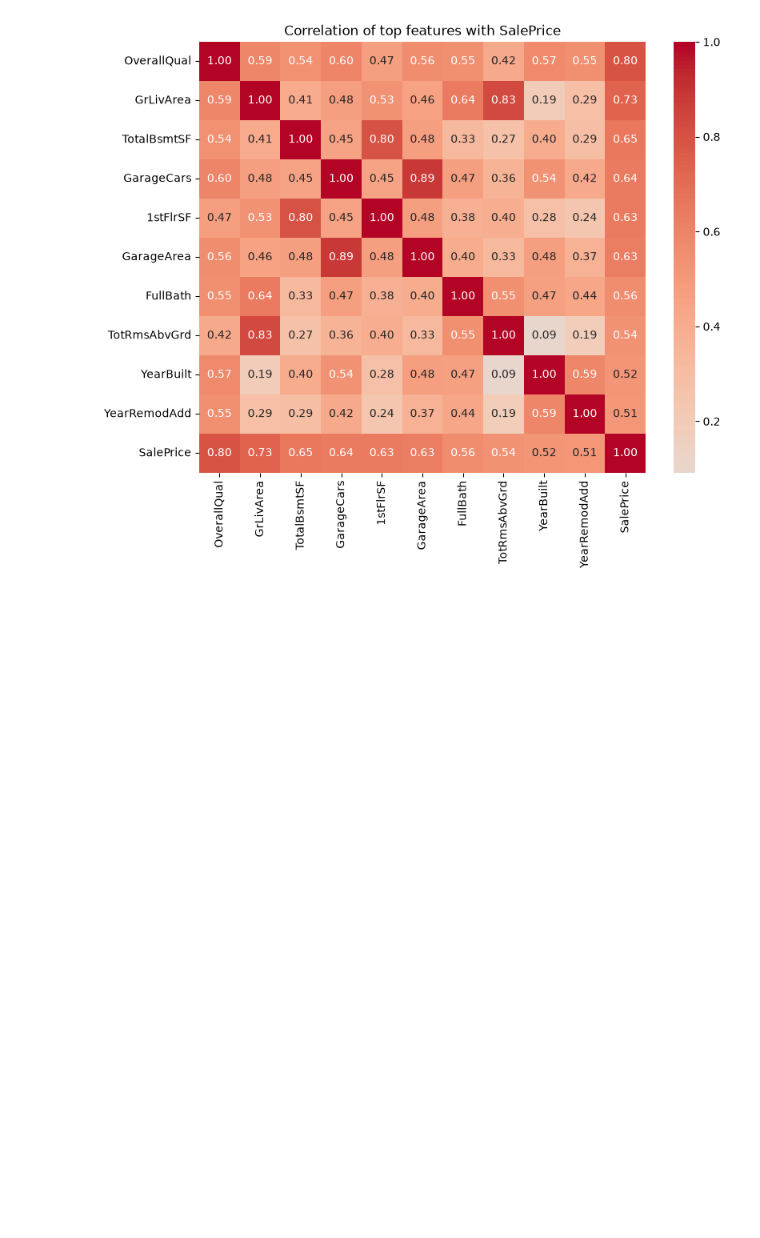
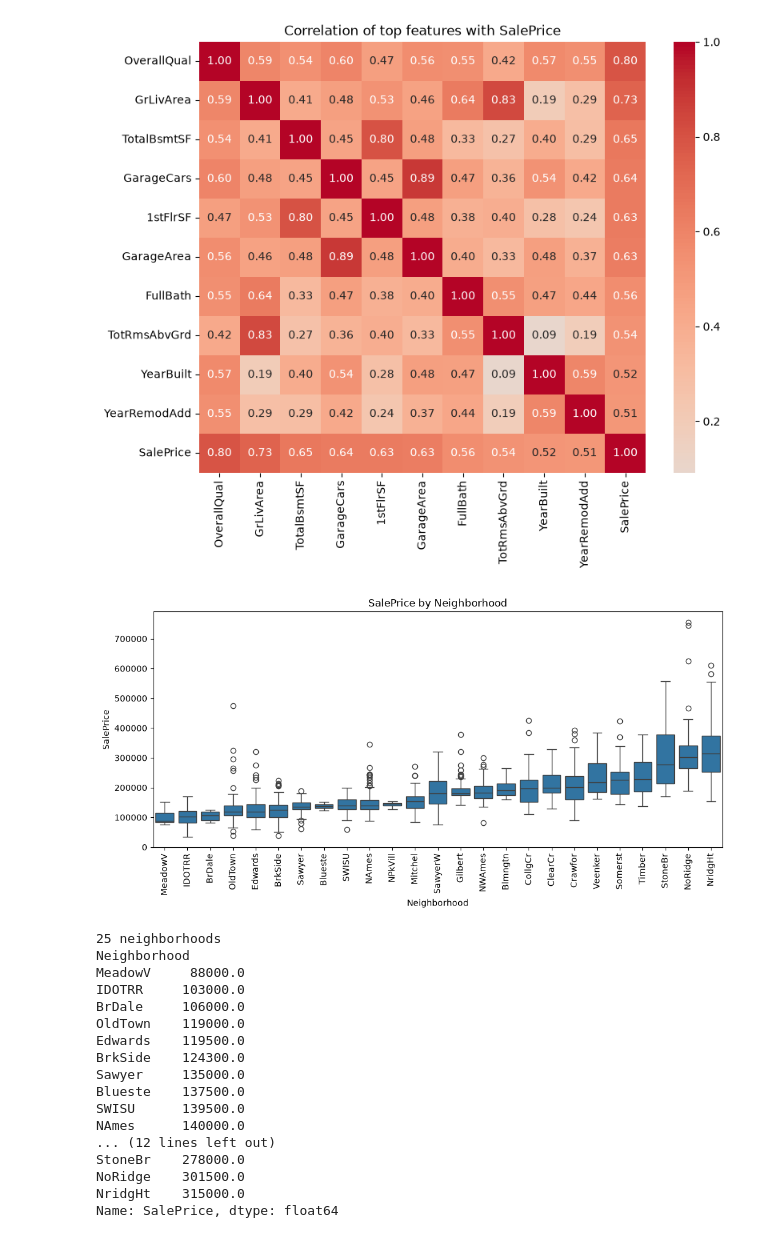
Before and after one commit to SAPSIDED/house-price-predictor, a Jupyter notebook: notebooks/01_eda.ipynb, the cells around one changed output. Saved outputs shown, nothing was run; the diff lists cells and outputs as text; code cells hidden in the pictures; blank space fills up the shorter version.

```diff
--- a/notebooks/01_eda.ipynb
+++ b/notebooks/01_eda.ipynb
@@ -158,3 +158,33 @@ EnclosedPorch   -0.128646
 KitchenAbvGr    -0.135946
 Name: SalePrice, dtype: float64
 [figure]
+# %%
+order = df_clean.groupby("Neighborhood")["SalePrice"].median().sort_values().index
+
+plt.figure(figsize=(12, 5))
+sns.boxplot(x="Neighborhood", y="SalePrice", data=df_clean, order=order)
+plt.xticks(rotation=90)
+plt.title("SalePrice by Neighborhood")
+plt.show()
+
+print(df_clean["Neighborhood"].nunique(), "neighborhoods")
+print(df_clean.groupby("Neighborhood")["SalePrice"].median().sort_values())
+# %% [output]
+[figure, added]
+25 neighborhoods
+Neighborhood
+MeadowV     88000.0
+IDOTRR     103000.0
+BrDale     106000.0
+OldTown    119000.0
+Edwards    119500.0
+BrkSide    124300.0
+Sawyer     135000.0
+Blueste    137500.0
+SWISU      139500.0
+NAmes      140000.0
+... (12 lines left out)
+StoneBr    278000.0
+NoRidge    301500.0
+NridgHt    315000.0
+Name: SalePrice, dtype: float64
```
